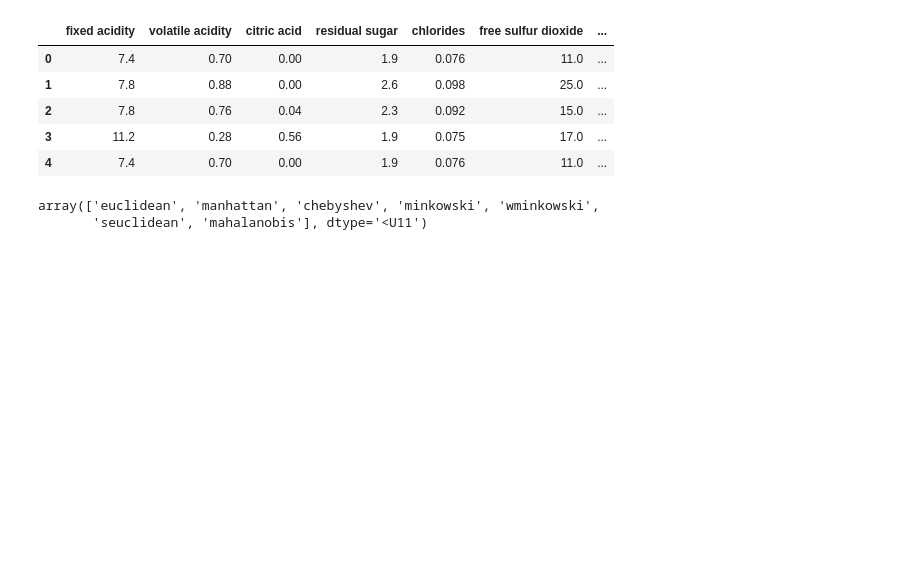
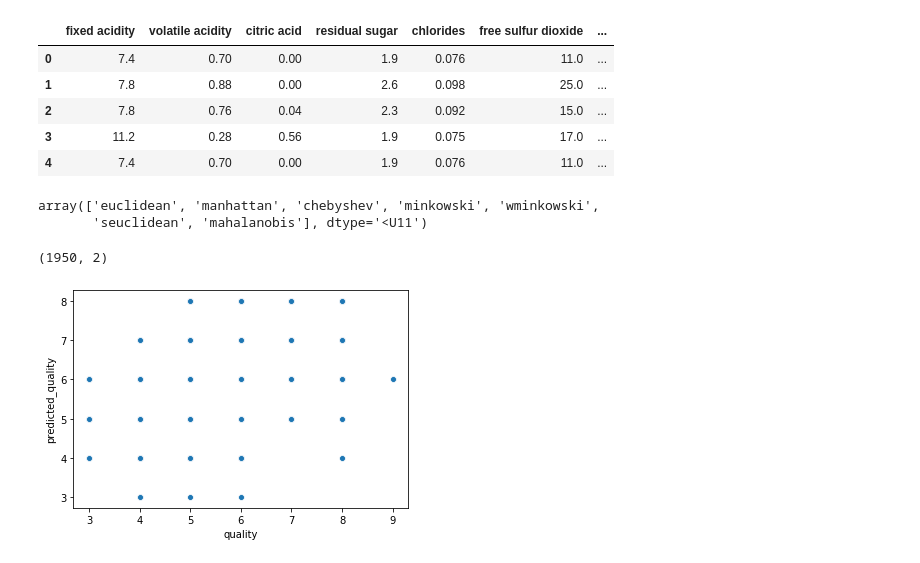
Before and after one commit to sbassam/cs-7641-projects, a Jupyter notebook: assignment-1/wine-quality-data-analysis.ipynb, the cells around one changed output. Saved outputs shown, nothing was run; the diff lists cells and outputs as text; code cells hidden in the pictures; blank space fills up the shorter version.

```diff
--- a/assignment-1/wine-quality-data-analysis.ipynb
+++ b/assignment-1/wine-quality-data-analysis.ipynb
@@ -140,3 +140,28 @@ distance_metric_arr
 # %% [output]
 array(['euclidean', 'manhattan', 'chebyshev', 'minkowski', 'wminkowski',
        'seuclidean', 'mahalanobis'], dtype='<U11')
+# %%
+from sklearn.tree import DecisionTreeClassifier
+from sklearn.metrics import precision_score, recall_score, f1_score, accuracy_score
+from sklearn.preprocessing import StandardScaler
+from sklearn.model_selection import train_test_split
+features = wine_quality[['fixed acidity', 'volatile acidity', 'citric acid', 'residual sugar',
+       'chlorides', 'free sulfur dioxide', 'total sulfur dioxide', 'density',
+       'pH', 'sulphates', 'alcohol', 'red', 'white']].values
+target = wine_quality[['quality']]
+features_train, features_test, labels_train, labels_test = train_test_split(features, target, test_size=0.3)
+# %%
+clf = DecisionTreeClassifier()
+clf.fit(features_train, labels_train)
+pred = clf.predict(features_test)
+# %%
+compare = pd.DataFrame(labels_test)
+compare['predicted_quality'] = pred
+error = compare[compare['quality'] !=compare['predicted_quality']]
+compare.shape
+# %% [output]
+(1950, 2)
+# %%
+ax = sns.scatterplot(x="quality", y="predicted_quality", data=compare)
+# %% [output]
+[figure, added]
```
Also changed, not shown: parts of 8 cells of this notebook, 30 other files.
